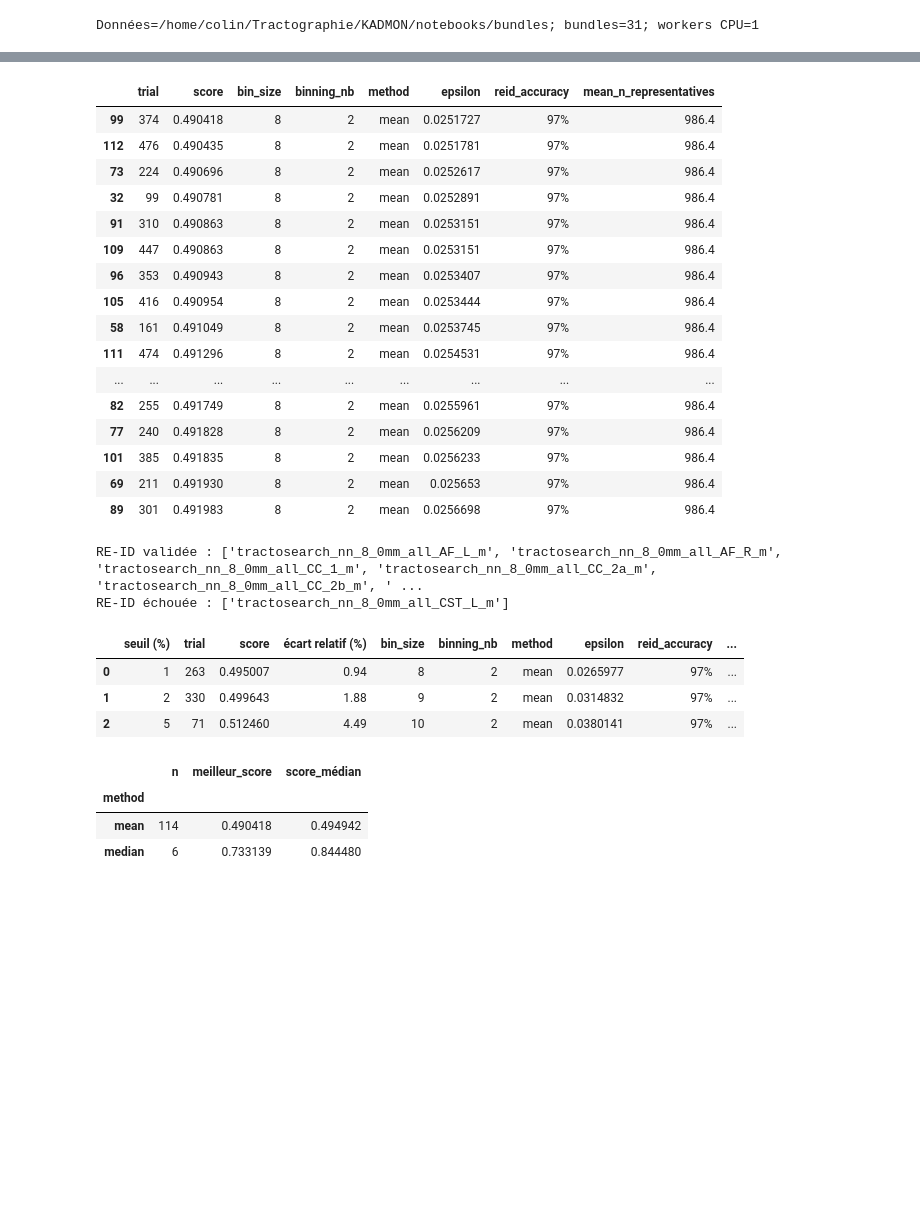
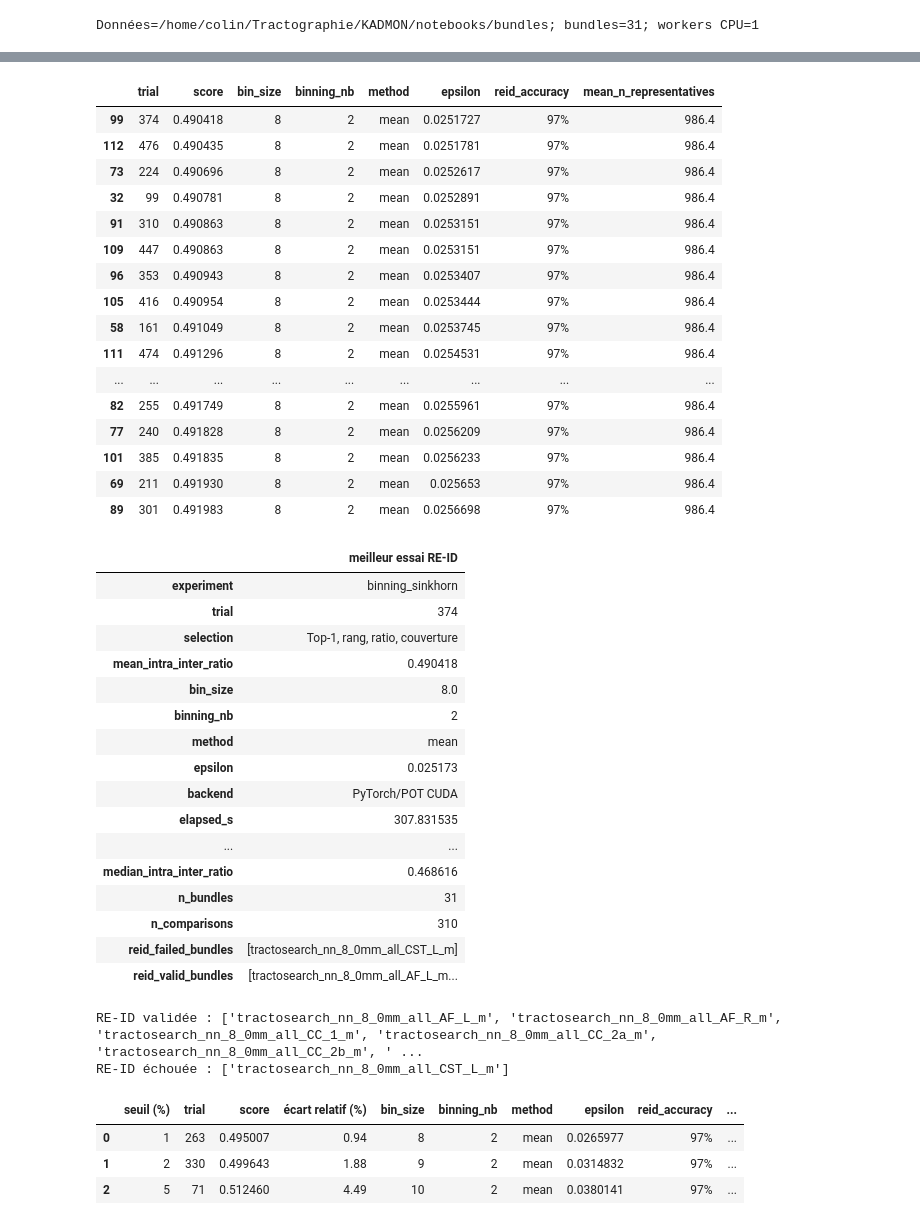
Before and after one commit to CKr0nzz/KADMON, a Jupyter notebook: notebooks/optuna/05_binning_sinkhorn_optuna.ipynb, the cells around one changed output, grey strips where cells are left out. Cells and saved outputs as stored; diff of their text form; code cells hidden in the pictures; blank space fills up the shorter version.

```diff
--- a/notebooks/optuna/05_binning_sinkhorn_optuna.ipynb
+++ b/notebooks/optuna/05_binning_sinkhorn_optuna.ipynb
@@ -262,30 +277,17 @@ def objective(trial):
 `n_jobs=1` empêche explicitement plusieurs essais CUDA simultanés.
 # %%
-STUDY_PATH.parent.mkdir(parents=True,exist_ok=True)
-study=optuna.create_study(study_name=EXPERIMENT_NAME,storage=f'sqlite:///{STUDY_PATH}',load_if_exists=True,direction='minimize',sampler=optuna.samplers.TPESampler(seed=SEED))
+study = create_reid_study(STUDY_PATH, EXPERIMENT_NAME, seed=SEED)
 # Un kernel tué par l'OOM ne clôt pas son essai SQLite. À ce point aucun
 # optimize() ne tourne encore dans ce notebook: les RUNNING sont donc orphelins.
-stale_running = [t for t in study.trials if t.state == TrialState.RUNNING]
-for stale in stale_running: study.tell(stale.number, state=TrialState.FAIL)
-if stale_running: print(f'Nettoyage: {len(stale_running)} essai(s) RUNNING orphelin(s) -> FAIL.')
+n_stale = fail_stale_running_trials(study)
+if n_stale: print(f'Nettoyage: {n_stale} essai(s) RUNNING orphelin(s) -> FAIL.')
 # Garantit un premier résultat faisable; sans COMPLETE, recréer le sampler avec
 # la même seed après chaque crash reproposait toujours les mêmes paramètres.
 if not any(t.state == TrialState.COMPLETE for t in study.trials) and not any(t.state == TrialState.WAITING for t in study.trials):
     study.enqueue_trial({'bin_size':8.0,'binning_nb':2,'method':'median','epsilon':0.75})
-completed=sum(t.state==TrialState.COMPLETE for t in study.trials)
-remaining=max(0,N_TRIALS-completed)
-max_additional_attempts=max(50,4*remaining) if remaining else 0
-attempts=0
-print(f'Étude: {completed}/{N_TRIALS} essais COMPLETE; cible restante={remaining}.')
-while completed < N_TRIALS and attempts < max_additional_attempts:
-    # Un essai par appel garantit un GC complet et sauvegarde immédiatement
-    # la progression dans SQLite, même si le noyau est interrompu.
-    study.optimize(objective,n_trials=1,n_jobs=1,show_progress_bar=False,gc_after_trial=True)
-    attempts += 1
-    completed=sum(t.state==TrialState.COMPLETE for t in study.trials)
-    print(f'Progression: {completed}/{N_TRIALS} essais COMPLETE après {attempts} nouvelle(s) tentative(s).')
-if completed < N_TRIALS:
-    warnings.warn(f'Cible non atteinte: {completed}/{N_TRIALS} essais COMPLETE après {attempts} tentatives; relancer la cellule pour continuer.',RuntimeWarning)
-trials_df=study.trials_dataframe(attrs=('number','value','params','user_attrs','state')); display(trials_df.sort_values('value').head(10))
-best=study.best_trial; display(pd.Series({'experiment':EXPERIMENT_NAME,'trial':best.number,'mean_intra_inter_ratio':best.value,**best.params,**best.user_attrs},name='meilleur essai').to_frame())
+# Un essai par batch garantit un GC complet et sauvegarde immédiatement.
+run_until_complete(
+    study, objective, StudyRunPolicy(N_TRIALS, trials_per_batch=1)
+)
+print(f'Base SQLite : {STUDY_PATH}')
 # %% [output]
@@ -418,7 +353,16 @@ display(
     })
 )
 
-reid = study.best_trial.user_attrs
+reid_best = select_best_reid_trial(study.trials)
+display(pd.Series({
+    'experiment': EXPERIMENT_NAME,
+    'trial': reid_best.number,
+    'selection': 'Top-1, rang, ratio, couverture',
+    'mean_intra_inter_ratio': reid_best.value,
+    **reid_best.params,
+    **reid_best.user_attrs,
+}, name='meilleur essai RE-ID').to_frame())
+reid = reid_best.user_attrs
 if "reid_valid_bundles" in reid:
     print("RE-ID validée :", reid["reid_valid_bundles"])
     print("RE-ID échouée :", reid["reid_failed_bundles"])
@@ -460,40 +404,53 @@ bin_size_summary = df.groupby("bin_size").agg(
     n=("score", "size"),
     meilleur_score=("score", "min"),
     score_médian=("score", "median"),
     représentants_médians=("mean_n_representatives", "median"),
 )
 display(method_summary.style.format({
     "meilleur_score": "{:.6f}", "score_médian": "{:.6f}",
 }))
 display(bin_size_summary.style.format({
     "meilleur_score": "{:.6f}", "score_médian": "{:.6f}",
     "représentants_médians": "{:.1f}",
 }))
 # %% [output]
 |  | trial | score | bin_size | binning_nb | method | epsilon | reid_accuracy | mean_n_representatives |
 | 99 | 374 | 0.490418 | 8 | 2 | mean | 0.0251727 | 97% | 986.4 |
 | 112 | 476 | 0.490435 | 8 | 2 | mean | 0.0251781 | 97% | 986.4 |
 | 73 | 224 | 0.490696 | 8 | 2 | mean | 0.0252617 | 97% | 986.4 |
 | 32 | 99 | 0.490781 | 8 | 2 | mean | 0.0252891 | 97% | 986.4 |
 | 91 | 310 | 0.490863 | 8 | 2 | mean | 0.0253151 | 97% | 986.4 |
 | 109 | 447 | 0.490863 | 8 | 2 | mean | 0.0253151 | 97% | 986.4 |
 | 96 | 353 | 0.490943 | 8 | 2 | mean | 0.0253407 | 97% | 986.4 |
 | 105 | 416 | 0.490954 | 8 | 2 | mean | 0.0253444 | 97% | 986.4 |
 | 58 | 161 | 0.491049 | 8 | 2 | mean | 0.0253745 | 97% | 986.4 |
 | 111 | 474 | 0.491296 | 8 | 2 | mean | 0.0254531 | 97% | 986.4 |
 | ... | ... | ... | ... | ... | ... | ... | ... | ... |
 | 82 | 255 | 0.491749 | 8 | 2 | mean | 0.0255961 | 97% | 986.4 |
 | 77 | 240 | 0.491828 | 8 | 2 | mean | 0.0256209 | 97% | 986.4 |
 | 101 | 385 | 0.491835 | 8 | 2 | mean | 0.0256233 | 97% | 986.4 |
 | 69 | 211 | 0.491930 | 8 | 2 | mean | 0.025653 | 97% | 986.4 |
 | 89 | 301 | 0.491983 | 8 | 2 | mean | 0.0256698 | 97% | 986.4 |
+|  | meilleur essai RE-ID |
+| experiment | binning_sinkhorn |
+| trial | 374 |
+| selection | Top-1, rang, ratio, couverture |
+| mean_intra_inter_ratio | 0.490418 |
+| bin_size | 8.0 |
+| binning_nb | 2 |
+| method | mean |
+| epsilon | 0.025173 |
+| backend | PyTorch/POT CUDA |
+| elapsed_s | 307.831535 |
+| ... | ... |
+| median_intra_inter_ratio | 0.468616 |
+| n_bundles | 31 |
+| n_comparisons | 310 |
+| reid_failed_bundles | [tractosearch_nn_8_0mm_all_CST_L_m] |
+| reid_valid_bundles | [tractosearch_nn_8_0mm_all_AF_L_m... |
 RE-ID validée : ['tractosearch_nn_8_0mm_all_AF_L_m', 'tractosearch_nn_8_0mm_all_AF_R_m', 'tractosearch_nn_8_0mm_all_CC_1_m', 'tractosearch_nn_8_0mm_all_CC_2a_m', 'tractosearch_nn_8_0mm_all_CC_2b_m', ' ...
 RE-ID échouée : ['tractosearch_nn_8_0mm_all_CST_L_m']
-|  | seuil (%) | trial | score | écart relatif (%) | bin_size | binning_nb | method | epsilon | reid_accuracy | ... |
-| 0 | 1 | 263 | 0.495007 | 0.94 | 8 | 2 | mean | 0.0265977 | 97% | ... |
-| 1 | 2 | 330 | 0.499643 | 1.88 | 9 | 2 | mean | 0.0314832 | 97% | ... |
-| 2 | 5 | 71 | 0.512460 | 4.49 | 10 | 2 | mean | 0.0380141 | 97% | ... |
-|  | n | meilleur_score | score_médian |
-| method |  |  |  |
-| mean | 114 | 0.490418 | 0.494942 |
-| median | 6 | 0.733139 | 0.844480 |
+|  | seuil (%) | trial | score | écart relatif (%) | bin_size | binning_nb | method | epsilon | reid_accuracy | ... |
+| 0 | 1 | 263 | 0.495007 | 0.94 | 8 | 2 | mean | 0.0265977 | 97% | ... |
+| 1 | 2 | 330 | 0.499643 | 1.88 | 9 | 2 | mean | 0.0314832 | 97% | ... |
+| 2 | 5 | 71 | 0.512460 | 4.49 | 10 | 2 | mean | 0.0380141 | 97% | ... |
```
Also changed, not shown: parts of 20 cells of this notebook, 14 other files.
